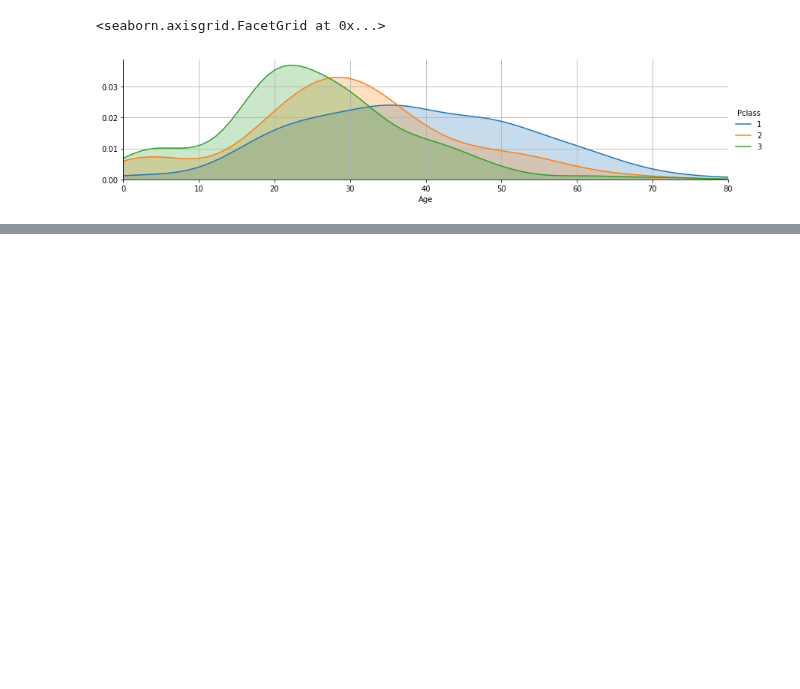
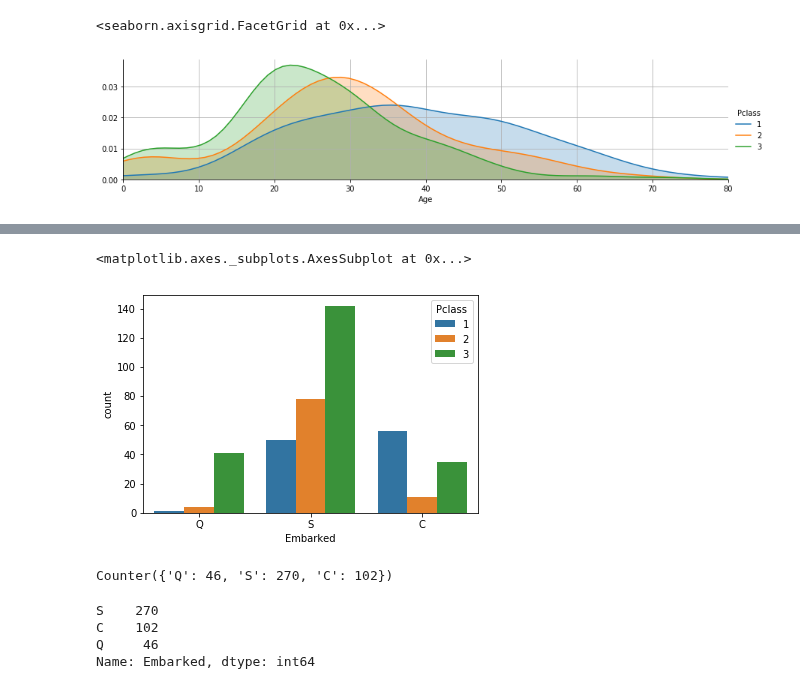
Before and after one commit to SANYAM1996/scatter-plotter, a Jupyter notebook: Titanic_survived data.ipynb, the cells around one changed output, grey strips where cells are left out. Saved outputs shown, nothing was run; the diff lists cells and outputs as text; code cells hidden in the pictures; blank space fills up the shorter version.

Commit message:
other visualization added

```diff
--- a/Titanic_survived data.ipynb
+++ b/Titanic_survived data.ipynb
@@ -15,3 +15,4 @@ import pandas as pd
 # %%
 data = pd.read_csv('train.csv')
 data
+data1 = pd.read_csv('test.csv')
@@ -344,0 +357,17 @@ fig.add_legend()
+# %%
+sns.countplot('Embarked',data=data1,hue='Pclass')
+# %% [output]
+<matplotlib.axes._subplots.AxesSubplot at 0x...>
+[figure, added]
+# %%
+from collections import Counter
+Counter(data1.Embarked)
+# %% [output]
+Counter({'Q': 46, 'S': 270, 'C': 102})
+# %%
+data1.Embarked.value_counts()
+# %% [output]
+S    270
+C    102
+Q     46
+Name: Embarked, dtype: int64
```
Also changed, not shown: parts of 12 cells of this notebook.
